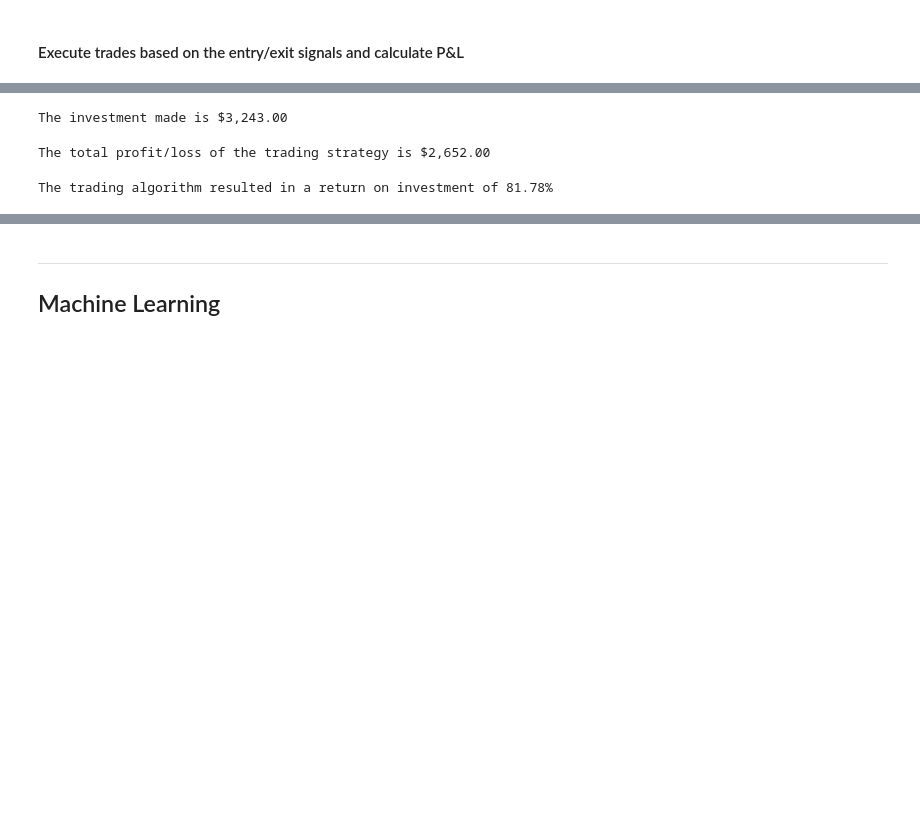
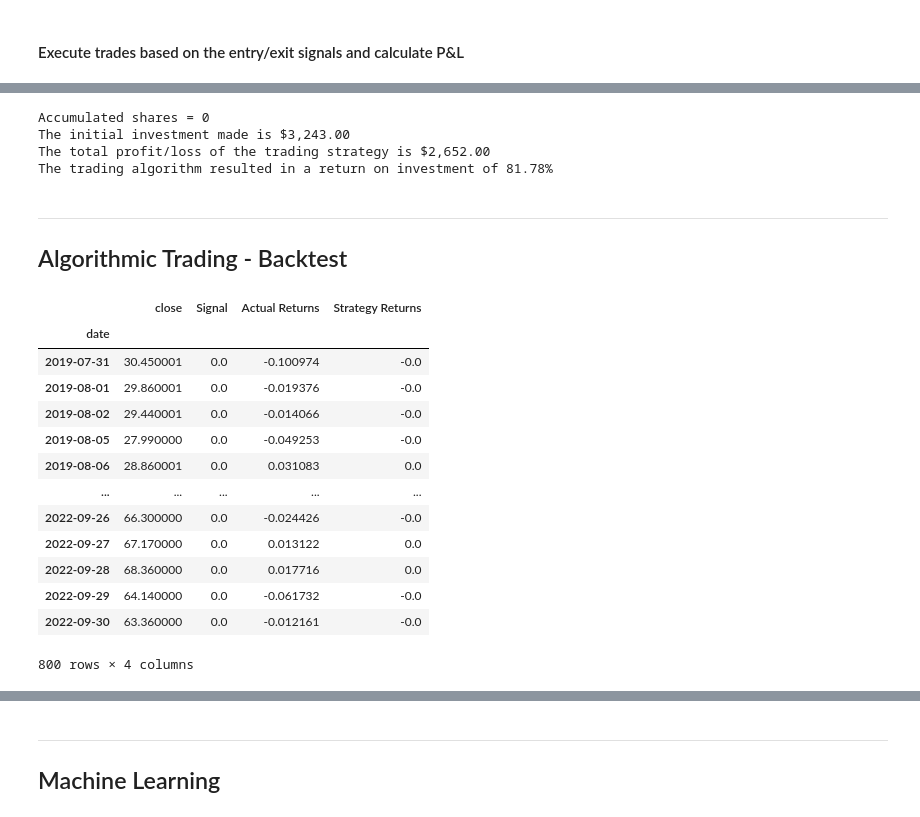
Before and after one commit to jamestan8292/Trading_Bot, a Jupyter notebook: main_ml_AMD.ipynb, the cells around one changed output, grey strips where cells are left out. Drawn from its saved outputs; the diff is of its cells as text; code cells hidden in the pictures; blank space fills up the shorter version.

```diff
--- a/main_ml_AMD.ipynb
+++ b/main_ml_AMD.ipynb
@@ -369,21 +326,22 @@ accumulated_shares = 0
-# %%
-print (f"The investment made is ${initial_investment:,.2f}" )
-# %% [output]
-The investment made is $3,243.00
 # %%
+# Accumulated shares should show zero since all remaining shares have been sold at 'last' day of dataset
+print("Accumulated shares =", accumulated_shares)
+print (f"The initial investment made is ${initial_investment:,.2f}" )
+
 # Calculate the total profit/loss for 100 share size orders
 total_profit_loss = data["cost/proceeds"].sum()
 
 # Print the profit/loss metrics
 print(f"The total profit/loss of the trading strategy is ${total_profit_loss:,.2f}")
+
+# Calculate the return on investment (ROI)
+roi = (total_profit_loss / initial_investment) * 100
+
+# Print the ROI
+print(f"The trading algorithm resulted in a return on investment of {roi:,.2f}%")
 # %% [output]
+Accumulated shares = 0
+The initial investment made is $3,243.00
 The total profit/loss of the trading strategy is $2,652.00
+The trading algorithm resulted in a return on investment of 81.78%
-# %%
-# Calculate the return on investment (ROI)
-roi = (total_profit_loss / initial_investment) * 100
-
-# Print the ROI
-print(f"The trading algorithm resulted in a return on investment of {roi:,.2f}%")
-# %% [output]
-The trading algorithm resulted in a return on investment of 81.78%
 # %%
@@ -392,0 +351,31 @@ The trading algorithm resulted in a return on investment of 81.78%
+# %% [markdown]
+---
+## Algorithmic Trading - Backtest
+# %%
+# Filter the date index and close columns
+data_bt = data.loc[:, ['close', 'Signal']]
+
+# Use the pct_change function to generate  returns from close prices
+data_bt["Actual Returns"] = data_bt["close"].pct_change()
+
+# Drop all NaN values from the DataFrame
+data_bt = data_bt.dropna()
+
+data_bt['Strategy Returns'] = (data_bt['Actual Returns'] * data_bt['Signal'])
+
+data_bt
+# %% [output]
+|  | close | Signal | Actual Returns | Strategy Returns |
+| date |  |  |  |  |
+| 2019-07-31 | 30.450001 | 0.0 | -0.100974 | -0.0 |
+| 2019-08-01 | 29.860001 | 0.0 | -0.019376 | -0.0 |
+| 2019-08-02 | 29.440001 | 0.0 | -0.014066 | -0.0 |
+| 2019-08-05 | 27.990000 | 0.0 | -0.049253 | -0.0 |
+| 2019-08-06 | 28.860001 | 0.0 | 0.031083 | 0.0 |
+| ... | ... | ... | ... | ... |
+| 2022-09-26 | 66.300000 | 0.0 | -0.024426 | -0.0 |
+| 2022-09-27 | 67.170000 | 0.0 | 0.013122 | 0.0 |
+| 2022-09-28 | 68.360000 | 0.0 | 0.017716 | 0.0 |
+| 2022-09-29 | 64.140000 | 0.0 | -0.061732 | -0.0 |
+| 2022-09-30 | 63.360000 | 0.0 | -0.012161 | -0.0 |
+800 rows × 4 columns
```
Also changed, not shown: parts of 44 cells of this notebook, 10 other files.
